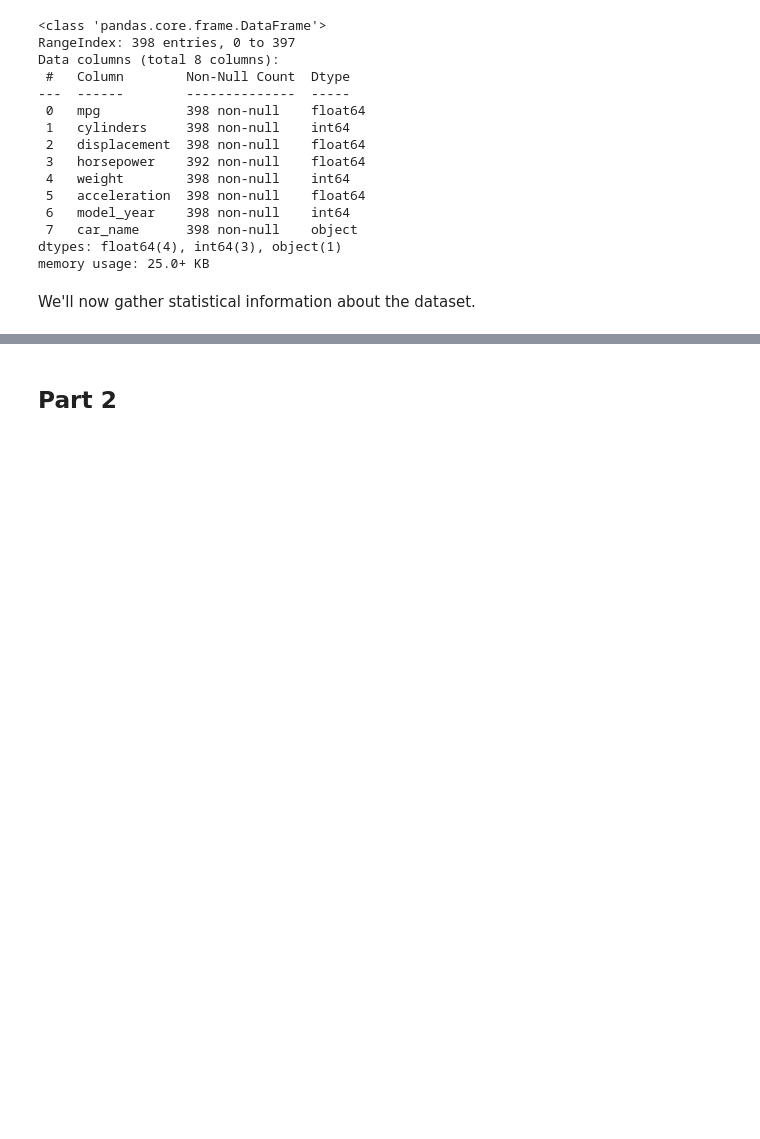
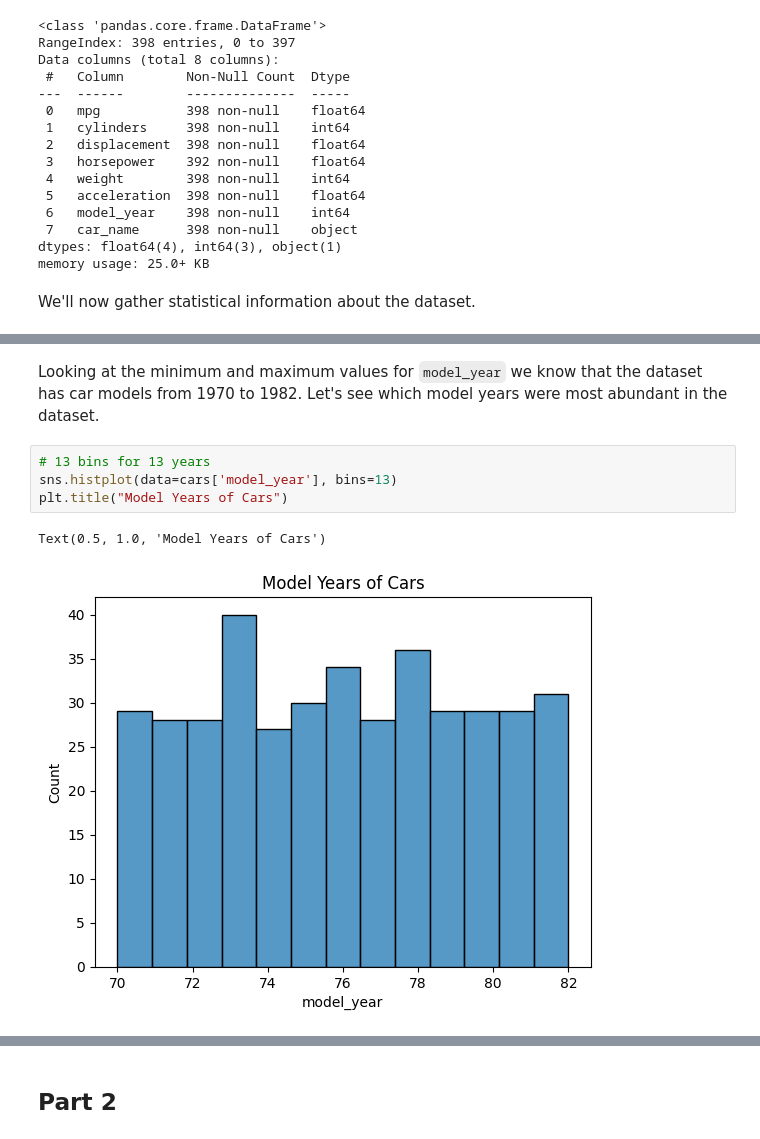
Before and after one commit to serenashah/coe379l-proj1, a Jupyter notebook: project1_notebook.ipynb, the cells around one changed output, grey strips where cells are left out. Saved outputs shown, nothing was run; the diff lists cells and outputs as text; blank space fills up the shorter version.

Commit message:
univariate plots

```diff
--- a/project1_notebook.ipynb
+++ b/project1_notebook.ipynb
@@ -128,0 +146,9 @@ cars.describe()
+# %% [markdown]
+Looking at the minimum and maximum values for `model_year` we know that the dataset has car models from 1970 to 1982. Let's see which model years were most abundant in the dataset.
+# %%
+# 13 bins for 13 years
+sns.histplot(data=cars['model_year'], bins=13)
+plt.title("Model Years of Cars")
+# %% [output]
+Text(0.5, 1.0, 'Model Years of Cars')
+[figure, added]
```
Also changed, not shown: parts of 8 cells of this notebook.
